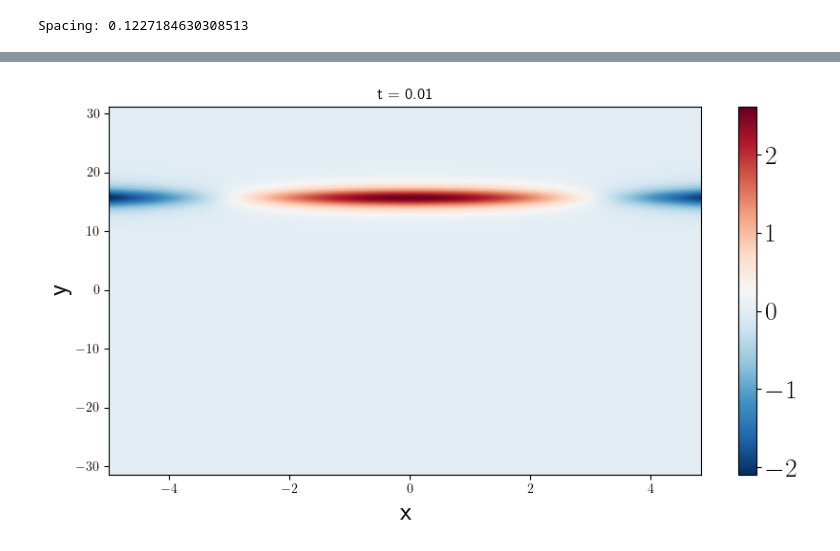
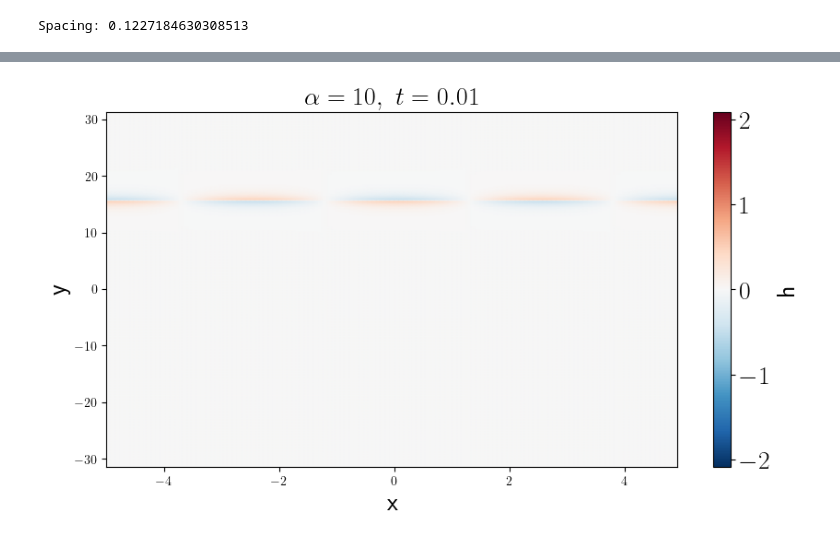
Before and after one commit to leopidolite/dedalus, a Jupyter notebook: SWE_IVP_.ipynb, the cells around one changed output, grey strips where cells are left out. Saved outputs shown, nothing was run; the diff lists cells and outputs as text; code cells hidden in the pictures.

```diff
--- a/SWE_IVP_.ipynb
+++ b/SWE_IVP_.ipynb
@@ -28,15 +28,12 @@ Current verison of Python is 3.12.11 | packaged by conda-forge | (main, Jun  4 2
 # %%
 ### Simulation Parameters
 
-Nx = 64 #64
+Nx = 128 #64
 Ny = 512 #128
 Ly = 20*np.pi
 Lx = 10
 y0 = Ly/4
 
-# Alpha
-# alpha = 1
-# f0 = 2.0
 print(f"Spacing: {20*np.pi/Ny}")
 # %% [output]
 Spacing: 0.1227184630308513
@@ -145,13 +149,12 @@ def EVP_solve(k_x, target_omega, alph, f0):
     v_gs.append(np.real(v_g))
 # %%
 f0s= [1.0, 1.0, 1.0, 1.0]
-omtargets= [0.5, -0.5, 0.25, 0.25]
-alphas = [10, 10]
-kxs = [0.5, 0.5]
-# omtargets = kxs ### omega = kx for KELVIN
+omtargets= [-0.7]
+alphas = [10]
+kxs = [2*(2*np.pi/Lx), -2*(2*np.pi/Lx)]
+# omtargets = kxs ### for Kelvin modes only
 for i in range(len(alphas)):
     EVP_solve(kxs[i], omtargets[i], alphas[i], f0s[i])
-
 
 ### IMPORTANT: set kx:
 kx = kxs[0]
@@ -337,5 +258,5 @@ solver = problem.build_solver('RK222')
 # %%
-solver.stop_sim_time = 10
+solver.stop_sim_time = 50
 solver.stop_wall_time = np.inf
 solver.stop_iteration = 1000
 
@@ -365,14 +286,13 @@ while solver.proceed:
     u_list.append(np.copy(u['g']))
     h_list.append(np.copy(h['g']))
 
+
     if solver.iteration % 10 == 0:
         print('Completed iteration {}, time {}, dt {}'.format(solver.iteration, t_list[-1], dt))
 
 end_time = time.time()
 
-# np.set_array(np.ravel(u['g'].T))
-# display.clear_output()
-# Print statistics
+
 logger.info('Run time: %f' %(end_time-start_time))
 
 logger.info('Iterations: %i' %solver.iteration)
@@ -415,40 +335,39 @@ plt.tight_layout(); plt.show()
 # %%
 from matplotlib import animation
 
 xm, ym = np.meshgrid(x,y)
 
 fig, axis = plt.subplots(figsize=(10,5))
-p = axis.pcolormesh(xm, ym, np.array(h_list[0]).T, cmap='RdBu_r', shading='gouraud')
-axis.set_title('t = {:6.2f}'.format(t_list[0]))
-axis.set_xlabel('x',size=20)
-axis.set_ylabel('y',size=20)
+
+lim  = np.nanmax(np.abs(h_list))
+norm = mcolors.TwoSlopeNorm(vmin=-lim, vcenter=0.0, vmax=lim)
+p = axis.pcolormesh(xm, ym, np.array(h_list[0]).T,norm = norm, cmap='RdBu_r', shading='gouraud')
+axis.set_title(rf'$\alpha = {alpha},\ t = {t_list[0]:6.2f}$', fontsize = 20)
+axis.set_xlabel('x',fontsize=20)
+axis.set_ylabel('y',fontsize=20)
 cbar = fig.colorbar(p,ax=axis)
+cbar.set_label('h', fontsize = 20)
 cbar.ax.tick_params(labelsize=20)
-
-
 u_all = np.array(u_list)
 h_all = np.array(h_list)
-p.set_clim(np.min(h_all[:]), np.max(h_all[:]))
 plt.show()
-# p.set_clim(-0.02,0.02)
-
 def init():
     p.set_array(np.ravel(np.array(h_list[0]).T))
     return p
 
 def animate(i):
 
     p.set_array(np.ravel(np.array(h_list[(i+1)*10]).T))
-    axis.set_title('t = {:6.2f}'.format(t_list[(i+1)*10]))
+    axis.set_title(fr'$\alpha = {alpha},\; t = {t_list[(i+1)*10]:6.2f}$')
 
     return p
 
 
 ani = animation.FuncAnimation(fig, animate, frames=int(len(t_list)/10-1))
 Writer = animation.writers['ffmpeg']
 writer = Writer(fps=10, metadata=dict(artist='L'), bitrate=2000)
 # %% [output]
-[figure, old version]
+[figure, new version]
 # %%
 import os
 from datetime import datetime
```
Also changed, not shown: parts of 16 cells of this notebook.
